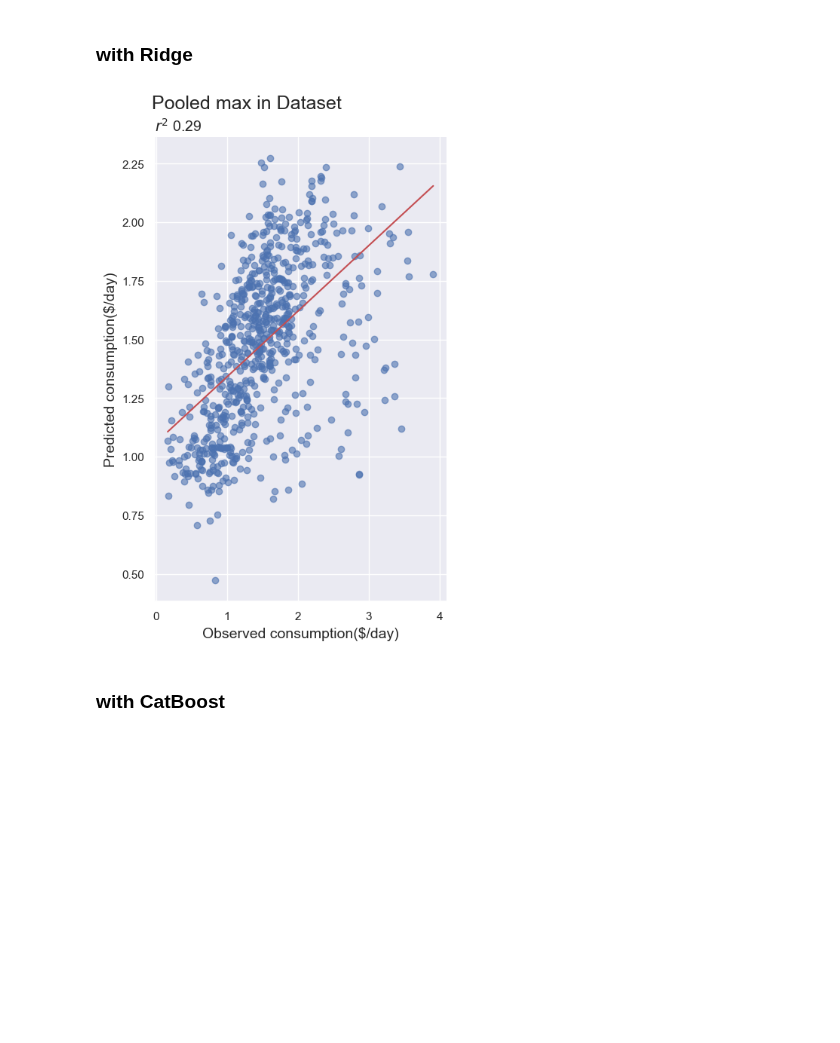
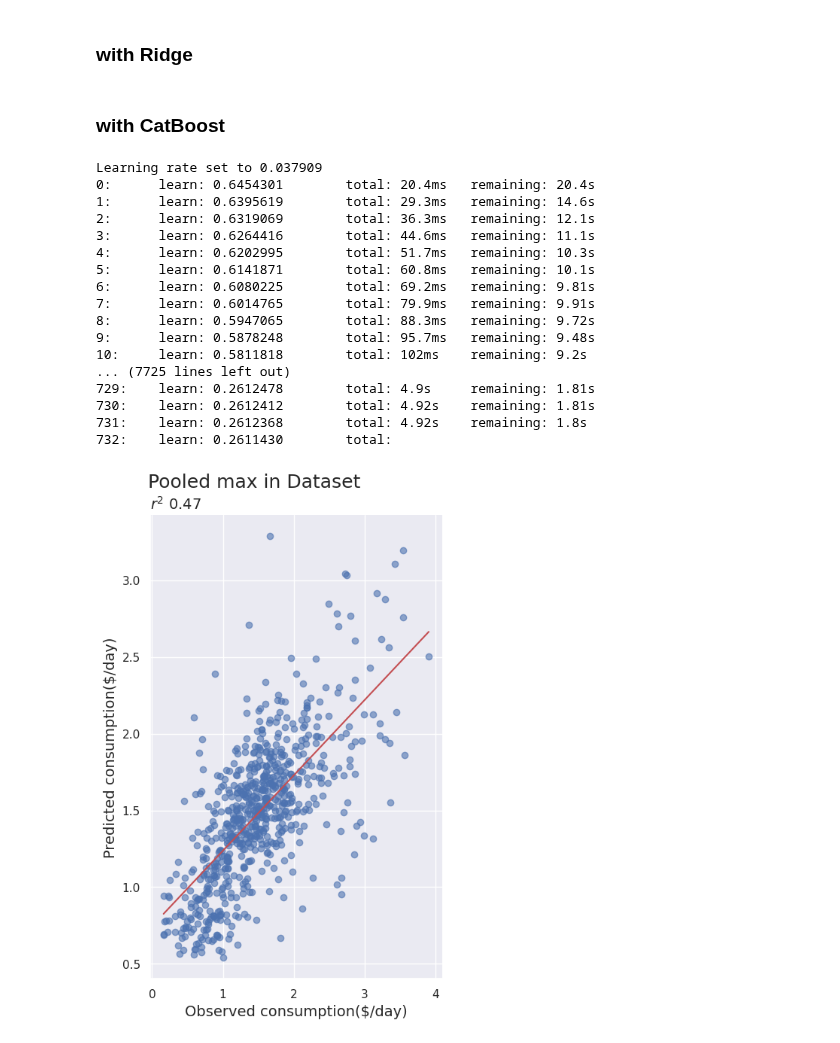
Before and after one commit to CS-433/ml-project-2-xgradingboosting, a Jupyter notebook: src/2_evaluation/1_recent_combined.ipynb, the cells around one changed output. Saved outputs shown, nothing was run; the diff lists cells and outputs as text; code cells hidden in the pictures; blank space fills up the shorter version.

```diff
--- a/src/2_evaluation/1_recent_combined.ipynb
+++ b/src/2_evaluation/1_recent_combined.ipynb
@@ -79,22 +76,39 @@ def plot_pooled_results(df, osm_cols, model, **params) :
     year = max(years)
     recent_df_complete = df.loc[df.year == year]
     split_map = cl.split_k_sets(10, lat=recent_df_complete["lat"], lon=recent_df_complete["lon"])
-    X, y = eu.get_recent_features(df, ["NG", "ETH", "TZA", "MW"], osm_cols, null_osm_features=null_features)
+    X, y = eu.get_recent_features(df, ["NG", "ETH", "TZA", "MW"], osm_cols, null_osm_features=null_features, pca_comp_cnn=5)
     r2, y_real, y_predicted, trained_model = eu.run_model(X, y, model, seed=1, kf= cl.folds_from_split(split_map), **params)
     fig = eu.plot_predictions(y_real, y_predicted, r2, "Pooled", "max in Dataset")
-    return fig, model
+    return fig, trained_model
 # %% [markdown]
 ### with Ridge
 # %%
 fig, _ = plot_pooled_results(complete_df, all_cols, Ridge, alpha = 1000)
-fig.savefig("../figs/pooled_max_year_ridge.pdf", dpi=600, bbox_inches="tight")
+fig.savefig("../figs/pooled_max_year_ridge_PCA.pdf", dpi=600, bbox_inches="tight")
-# %% [output]
-[figure, removed]
 # %% [markdown]
 ### with CatBoost
 # %%
-fig, model = plot_pooled_results(complete_df, all_cols, CatBoostRegressor, random_state=42)
-fig.savefig("../figs/pooled_max_year_catboost.pdf", dpi=600, bbox_inches="tight")
+fig, model = plot_pooled_results(complete_df, all_cols, CatBoostRegressor, task_type="GPU", random_state=42)
+fig.savefig("../figs/pooled_max_year_catboost_PCA.pdf", dpi=600, bbox_inches="tight")
+# %% [output]
+Learning rate set to 0.037909
+0:      learn: 0.6454301        total: 20.4ms   remaining: 20.4s
+1:      learn: 0.6395619        total: 29.3ms   remaining: 14.6s
+2:      learn: 0.6319069        total: 36.3ms   remaining: 12.1s
+3:      learn: 0.6264416        total: 44.6ms   remaining: 11.1s
+4:      learn: 0.6202995        total: 51.7ms   remaining: 10.3s
+5:      learn: 0.6141871        total: 60.8ms   remaining: 10.1s
+6:      learn: 0.6080225        total: 69.2ms   remaining: 9.81s
+7:      learn: 0.6014765        total: 79.9ms   remaining: 9.91s
+8:      learn: 0.5947065        total: 88.3ms   remaining: 9.72s
+9:      learn: 0.5878248        total: 95.7ms   remaining: 9.48s
+10:     learn: 0.5811818        total: 102ms    remaining: 9.2s
+... (7725 lines left out)
+729:    learn: 0.2612478        total: 4.9s     remaining: 1.81s
+730:    learn: 0.2612412        total: 4.92s    remaining: 1.81s
+731:    learn: 0.2612368        total: 4.92s    remaining: 1.8s
+732:    learn: 0.2611430        total:
+[figure, added]
 # %%
 def features_importance(model) :
     importance = model.feature_importances_
```
Also changed, not shown: parts of 6 cells of this notebook, 9 other files.
